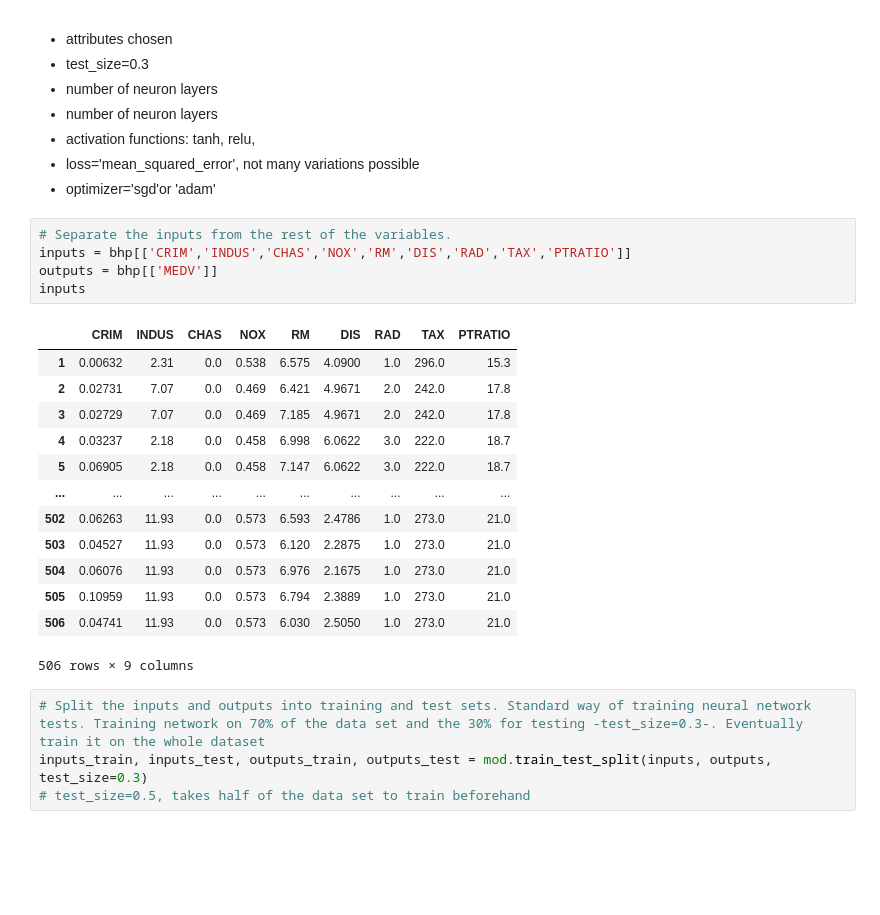
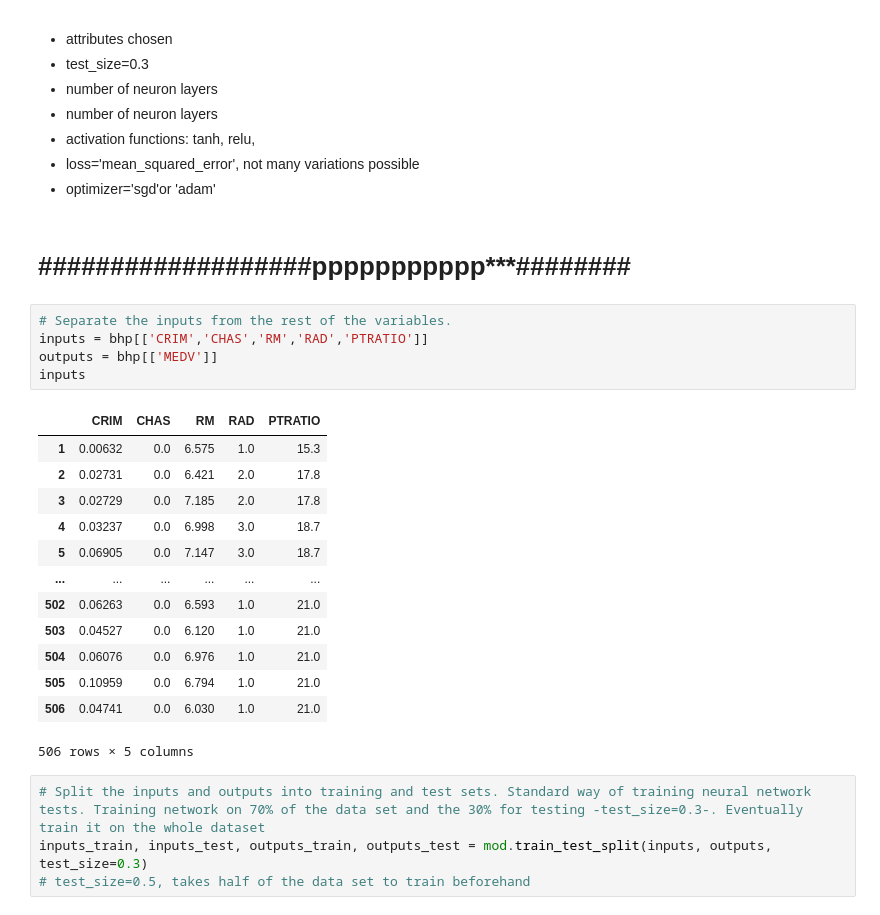
Before and after one commit to Carloselrecharlie/Boston_House_Prices_Analysis, a Jupyter notebook: Analysis of Boston House Prices dataset.ipynb, the cells around one changed output. Drawn from its saved outputs; the diff is of its cells as text; blank space fills up the shorter version.

```diff
--- a/Analysis of Boston House Prices dataset.ipynb
+++ b/Analysis of Boston House Prices dataset.ipynb
@@ -334,25 +365,27 @@ VARIATIONS:
 - activation functions: tanh, relu,
 - loss='mean_squared_error', not many variations possible
 - optimizer='sgd'or 'adam'
+# %% [markdown]
+# ******########****************###########ppppppppppp*************########
 # %%
 # Separate the inputs from the rest of the variables.
-inputs = bhp[['CRIM','INDUS','CHAS','NOX','RM','DIS','RAD','TAX','PTRATIO']]
+inputs = bhp[['CRIM','CHAS','RM','RAD','PTRATIO']]
 outputs = bhp[['MEDV']]
 inputs
 # %% [output]
-|  | CRIM | INDUS | CHAS | NOX | RM | DIS | RAD | TAX | PTRATIO |
-| 1 | 0.00632 | 2.31 | 0.0 | 0.538 | 6.575 | 4.0900 | 1.0 | 296.0 | 15.3 |
-| 2 | 0.02731 | 7.07 | 0.0 | 0.469 | 6.421 | 4.9671 | 2.0 | 242.0 | 17.8 |
-| 3 | 0.02729 | 7.07 | 0.0 | 0.469 | 7.185 | 4.9671 | 2.0 | 242.0 | 17.8 |
-| 4 | 0.03237 | 2.18 | 0.0 | 0.458 | 6.998 | 6.0622 | 3.0 | 222.0 | 18.7 |
-| 5 | 0.06905 | 2.18 | 0.0 | 0.458 | 7.147 | 6.0622 | 3.0 | 222.0 | 18.7 |
-| ... | ... | ... | ... | ... | ... | ... | ... | ... | ... |
-| 502 | 0.06263 | 11.93 | 0.0 | 0.573 | 6.593 | 2.4786 | 1.0 | 273.0 | 21.0 |
-| 503 | 0.04527 | 11.93 | 0.0 | 0.573 | 6.120 | 2.2875 | 1.0 | 273.0 | 21.0 |
-| 504 | 0.06076 | 11.93 | 0.0 | 0.573 | 6.976 | 2.1675 | 1.0 | 273.0 | 21.0 |
-| 505 | 0.10959 | 11.93 | 0.0 | 0.573 | 6.794 | 2.3889 | 1.0 | 273.0 | 21.0 |
-| 506 | 0.04741 | 11.93 | 0.0 | 0.573 | 6.030 | 2.5050 | 1.0 | 273.0 | 21.0 |
+|  | CRIM | CHAS | RM | RAD | PTRATIO |
+| 1 | 0.00632 | 0.0 | 6.575 | 1.0 | 15.3 |
+| 2 | 0.02731 | 0.0 | 6.421 | 2.0 | 17.8 |
+| 3 | 0.02729 | 0.0 | 7.185 | 2.0 | 17.8 |
+| 4 | 0.03237 | 0.0 | 6.998 | 3.0 | 18.7 |
+| 5 | 0.06905 | 0.0 | 7.147 | 3.0 | 18.7 |
+| ... | ... | ... | ... | ... | ... |
+| 502 | 0.06263 | 0.0 | 6.593 | 1.0 | 21.0 |
+| 503 | 0.04527 | 0.0 | 6.120 | 1.0 | 21.0 |
+| 504 | 0.06076 | 0.0 | 6.976 | 1.0 | 21.0 |
+| 505 | 0.10959 | 0.0 | 6.794 | 1.0 | 21.0 |
+| 506 | 0.04741 | 0.0 | 6.030 | 1.0 | 21.0 |
-506 rows × 9 columns
+506 rows × 5 columns
 # %%
 # Split the inputs and outputs into training and test sets. Standard way of training neural network tests. Training network on 70% of the data set and the 30% for testing -test_size=0.3-. Eventually train it on the whole dataset
 inputs_train, inputs_test, outputs_train, outputs_test = mod.train_test_split(inputs, outputs, test_size=0.3)
```
Also changed, not shown: parts of 24 cells of this notebook, 1 other file.
